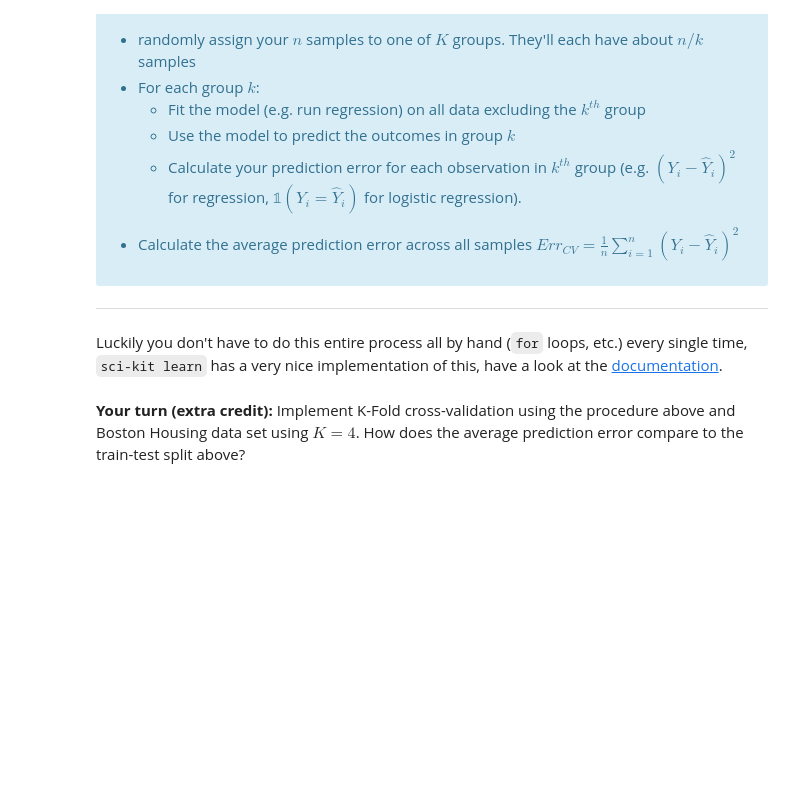
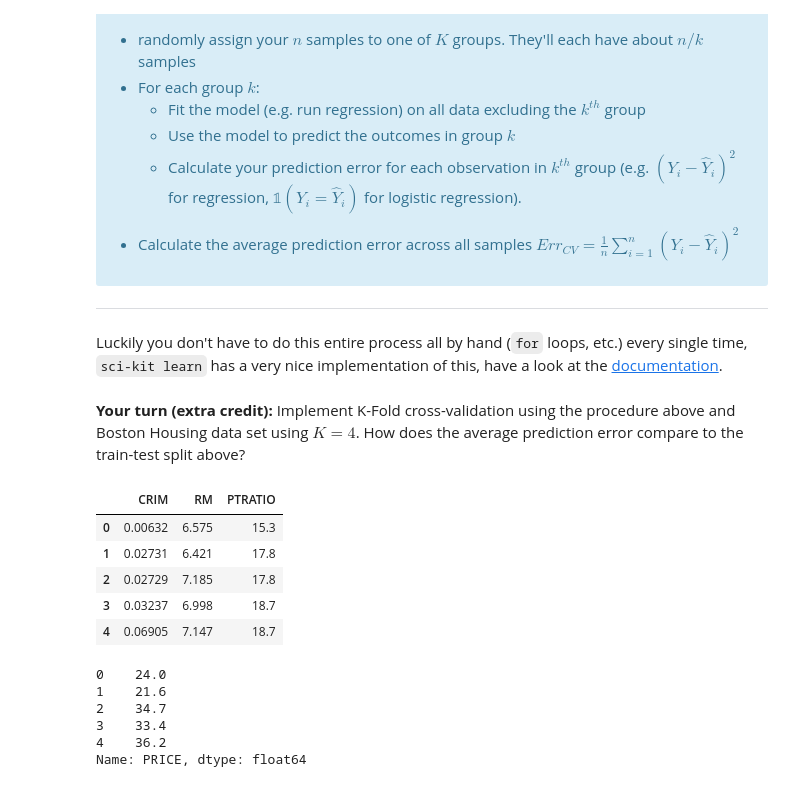
Before and after one commit to mssalemi/Data-Science-Intensive-Springboard, a Jupyter notebook: Statistical Inference/linear_regression_mini_project/Mini_Project_Linear_Regression.ipynb, the cells around one changed output. Drawn from its saved outputs; the diff is of its cells as text; code cells hidden in the pictures; blank space fills up the shorter version.

```diff
--- a/Statistical Inference/linear_regression_mini_project/Mini_Project_Linear_Regression.ipynb
+++ b/Statistical Inference/linear_regression_mini_project/Mini_Project_Linear_Regression.ipynb
@@ -747,3 +797,21 @@ plt.ylabel('Residuals')
 Luckily you don't have to do this entire process all by hand (``for`` loops, etc.) every single time, ``sci-kit learn`` has a very nice implementation of this, have a look at the [documentation](http://scikit-learn.org/stable/modules/cross_validation.html).
 # %% [markdown]
 **Your turn (extra credit):** Implement K-Fold cross-validation using the procedure above and Boston Housing data set using $K=4$. How does the average prediction error compare to the train-test split above?
+# %%
+X.head()
+# %% [output]
+|  | CRIM | RM | PTRATIO |
+| 0 | 0.00632 | 6.575 | 15.3 |
+| 1 | 0.02731 | 6.421 | 17.8 |
+| 2 | 0.02729 | 7.185 | 17.8 |
+| 3 | 0.03237 | 6.998 | 18.7 |
+| 4 | 0.06905 | 7.147 | 18.7 |
+# %%
+bos.PRICE.head()
+# %% [output]
+0    24.0
+1    21.6
+2    34.7
+3    33.4
+4    36.2
+Name: PRICE, dtype: float64
```
Also changed, not shown: parts of 15 cells of this notebook.
